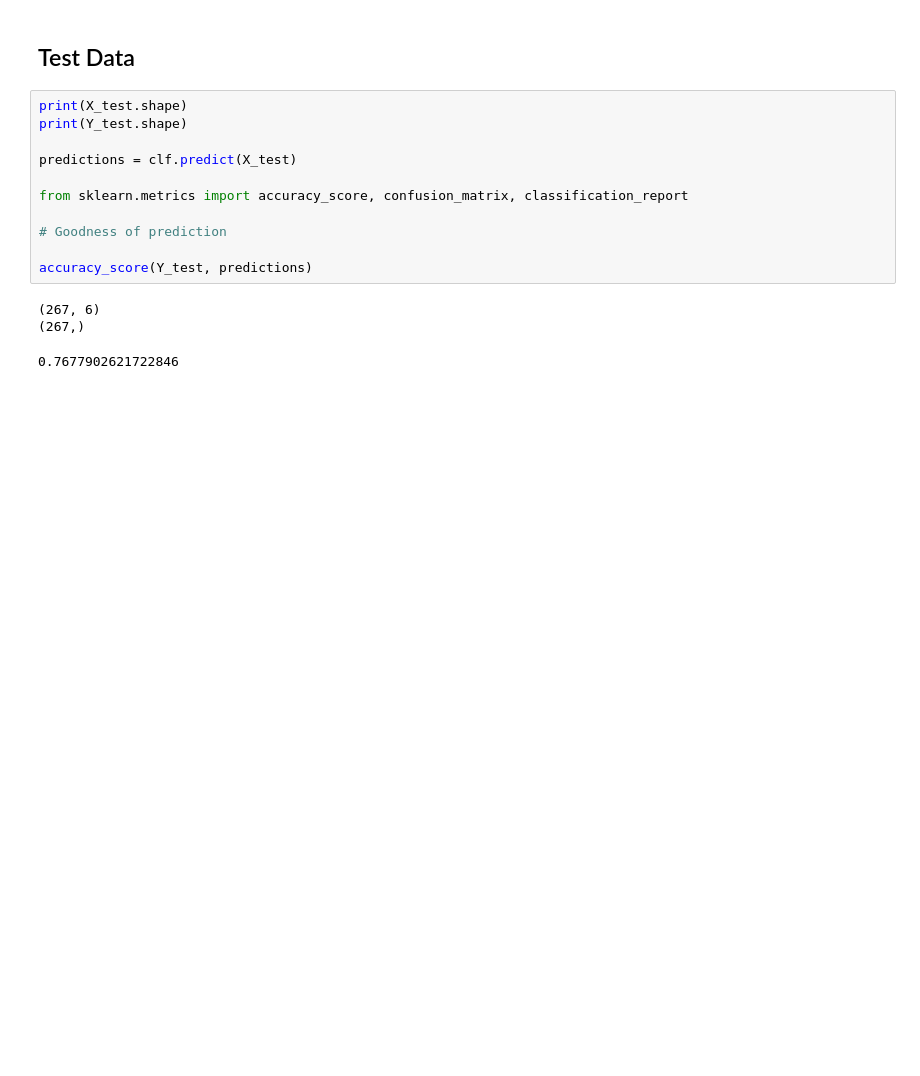
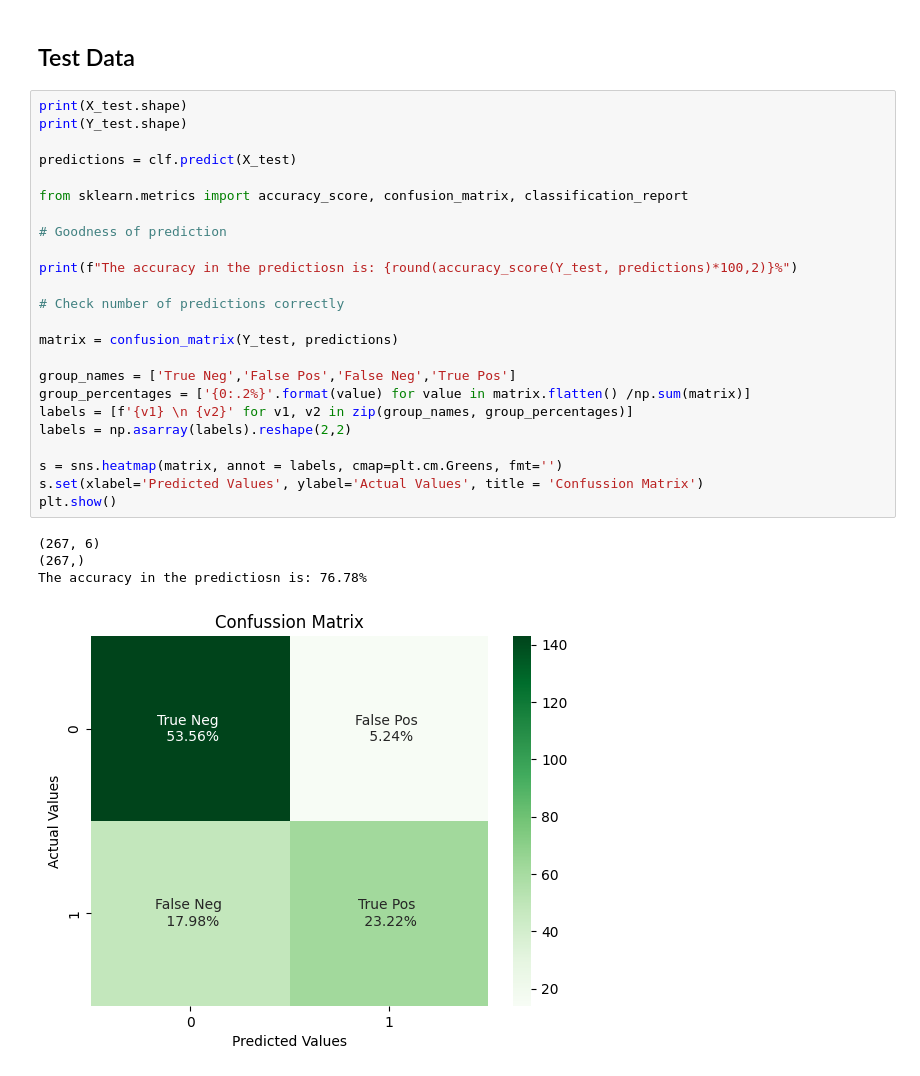
Before and after one commit to XJoseAntonioX/KaggleTitanic, a Jupyter notebook: Titanic.ipynb, the cells around one changed output. Saved outputs shown, nothing was run; the diff lists cells and outputs as text; blank space fills up the shorter version.

```diff
--- a/Titanic.ipynb
+++ b/Titanic.ipynb
@@ -378,18 +374,32 @@ The importante of feature 'C' is 4.21%
 The importante of feature 'Q' is 3.72%
 # %% [markdown]
 ## Test Data
-# %%
-print(X_test.shape)
-print(Y_test.shape)
-
-predictions = clf.predict(X_test)
-
-from sklearn.metrics import accuracy_score, confusion_matrix, classification_report
-
-# Goodness of prediction
-
-accuracy_score(Y_test, predictions)
-# %% [output]
-(267, 6)
-(267,)
-0.7677902621722846
+# %%
+print(X_test.shape)
+print(Y_test.shape)
+
+predictions = clf.predict(X_test)
+
+from sklearn.metrics import accuracy_score, confusion_matrix, classification_report
+
+# Goodness of prediction
+
+print(f"The accuracy in the predictiosn is: {round(accuracy_score(Y_test, predictions)*100,2)}%")
+
+# Check number of predictions correctly
+
+matrix = confusion_matrix(Y_test, predictions)
+
+group_names = ['True Neg','False Pos','False Neg','True Pos']
+group_percentages = ['{0:.2%}'.format(value) for value in matrix.flatten() /np.sum(matrix)]
+labels = [f'{v1} \n {v2}' for v1, v2 in zip(group_names, group_percentages)]
+labels = np.asarray(labels).reshape(2,2)
+
+s = sns.heatmap(matrix, annot = labels, cmap=plt.cm.Greens, fmt='')
+s.set(xlabel='Predicted Values', ylabel='Actual Values', title = 'Confussion Matrix')
+plt.show()
+# %% [output]
+(267, 6)
+(267,)
+The accuracy in the predictiosn is: 76.78%
+[figure, added]
```
Also changed, not shown: parts of 4 cells of this notebook.
